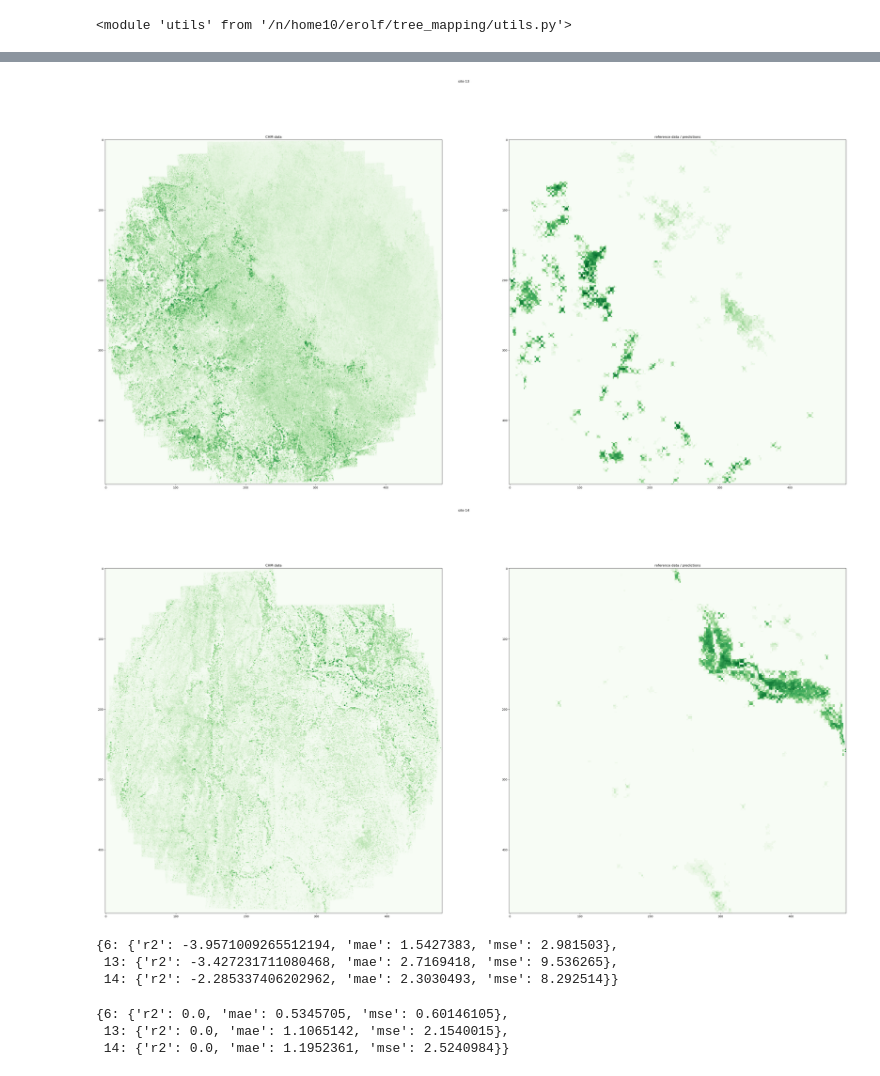
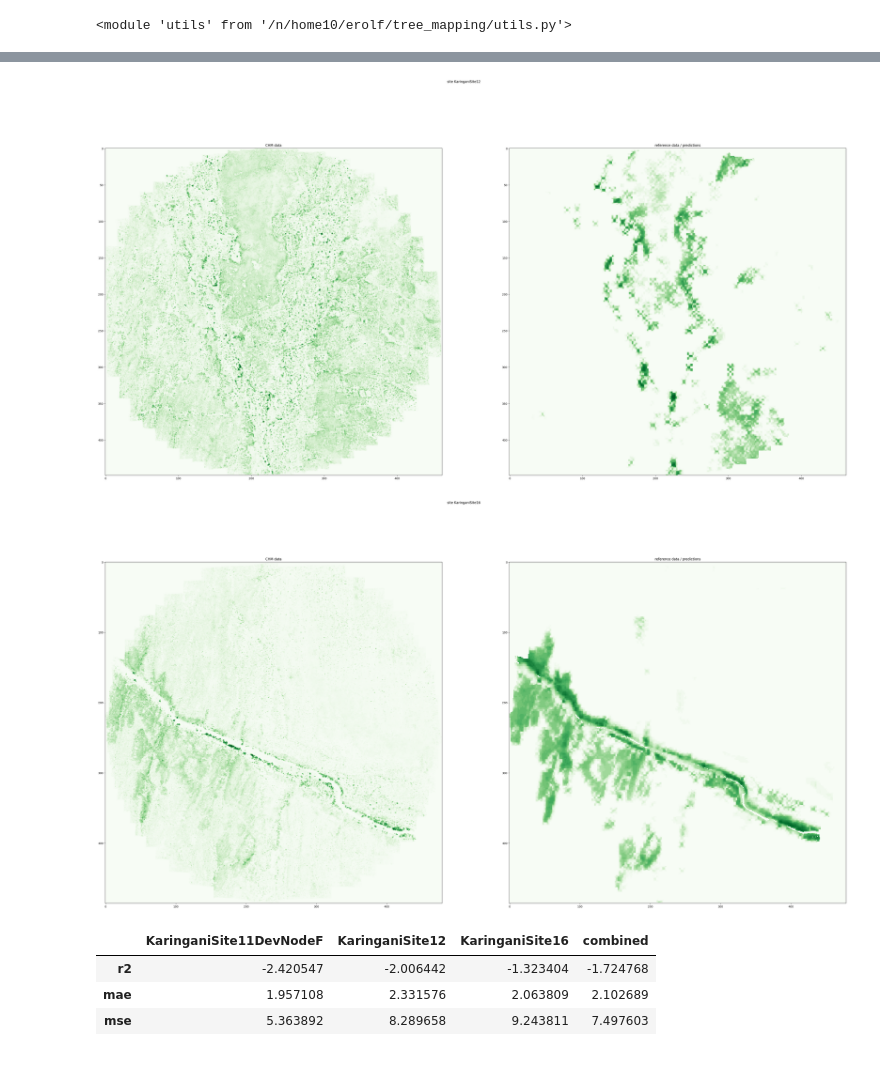
Before and after one commit to estherrolf/tree_mapping, a Jupyter notebook: eval_existing_tch.ipynb, the cells around one changed output, grey strips where cells are left out. Drawn from its saved outputs; the diff is of its cells as text; code cells hidden in the pictures.

Commit message:
fixing up training and eval notebooks

```diff
--- a/eval_existing_tch.ipynb
+++ b/eval_existing_tch.ipynb
@@ -13,7 +13,7 @@ reload(utils)
 <module 'utils' from '/n/home10/erolf/tree_mapping/utils.py'>
 # %%
 def get_site_lidar_tif_fn(eval_site_id,data_dir):
-    site_dir = data_dir + f'/lidar/Karingani_merged_crs_10/site_{eval_site_id}'
+    site_dir = data_dir + f'/lidar/Karingani_merged_crs_10/{eval_site_id}'
     tifs_this_site = [x for x in os.listdir(site_dir) if x.endswith('.tif')]
 
     assert len(tifs_this_site) == 1
@@ -31,8 +31,8 @@ def match_map_to_labels(eval_site_id,
         eth_map_fn = data_dir + '/raw/global_tch_maps/ETH_GlobalCanopyHeight_10m_2020_S27E030_Map.tif'
 
 
-    out_dir = data_dir + '/output' + '/{compare_identifier}_map'
-    out_fn = os.path.join(out_dir, f'site_{eval_site_id}_{compare_identifier}_map.tif')
+    out_dir = data_dir + '/output' + f'/{compare_identifier}_map'
+    out_fn = os.path.join(out_dir, f'{eval_site_id}_{compare_identifier}_map.tif')
     if not os.path.exists(out_dir):
         os.mkdir(out_dir)
 
@@ -42,6 +42,7 @@ def match_map_to_labels(eval_site_id,
     utils.match_input_to_target_tif(input_fn = eth_map_fn,
                                     output_fn = out_fn,
                                     target_fn = target_fn)
+    print(out_fn)
 
     return out_fn
 
@@ -82,7 +83,8 @@ def plot_aligned_data(labels, preds, vis=None,
 eval_site_id = 13
 compare_identifier = 'eth'
 
-def eval_tif_at_cite(eval_site_id, compare_identifier, data_dir ='data', plot=True):
+def eval_tif_at_cite(eval_site_id, compare_identifier, data_dir ='data', plot=True, return_data=False):
+
     cropped_map_fn = match_map_to_labels(eval_site_id = eval_site_id,
                                          compare_identifier = compare_identifier)
 
@@ -91,11 +93,12 @@ def eval_tif_at_cite(eval_site_id, compare_identifier, data_dir ='data', plot=Tr
         nodata_val = f.nodata
 
     if (cropped_map == nodata_val).all():
-        print('reference data all nans - did you check that this matches the extend of the labels?')
+        print('reference data all nans - did you check that this matches the extent of the labels?')
         return {'r2':np.nan, 'mae':np.nan, 'mse':np.nan}
     elif (cropped_map == nodata_val).any():
-        print('reference data contains nans - did you check that this matches the extend of the labels?')
-        return {'r2':np.nan, 'mae':np.nan, 'mse':np.nan}
+        print('reference data contains nans - inputing as 0')
+        cropped_map[cropped_map == nodata_val] = 0
+        #return {'r2':np.nan, 'mae':np.nan, 'mse':np.nan}
 
     labels_fn = get_site_lidar_tif_fn(eval_site_id,data_dir)
 
@@ -108,7 +111,11 @@ def eval_tif_at_cite(eval_site_id, compare_identifier, data_dir ='data', plot=Tr
         plot_aligned_data(labels, cropped_map, vis=None,
                           title=f'site {eval_site_id}')
 
-    return compare_aligned_data(labels, cropped_map)
+    if return_data:
+        return compare_aligned_data(labels, cropped_map), labels, cropped_map
+
+    else:
+        return compare_aligned_data(labels, cropped_map)
 
 def baseline_predict_mean_per_cite(eval_site_id, data_dir ='data'):
     labels_fn = get_site_lidar_tif_fn(eval_site_id,data_dir)
@@ -127,10 +134,14 @@ plt.imshow(full_map[0])
 # %%
-eval_site_ids = [6,13,14]
-
+eval_site_ids = ["KaringaniSite11DevNodeF","KaringaniSite12","KaringaniSite16"]
+#eval_site_ids = ["KaringaniSite12"]
 eth_compares = {}
 mean_dummy_compares = {}
-
+labels = {}
+preds = {}
 for eval_site_id in eval_site_ids:
-    eth_compares[eval_site_id] = eval_tif_at_cite(eval_site_id, 'eth')
+    res = eval_tif_at_cite(eval_site_id, 'eth', return_data=True)
+    eth_compares[eval_site_id] = res[0]
+    labels[eval_site_id] = res[1]
+    preds[eval_site_id] = res[2]
     mean_dummy_compares[eval_site_id] = baseline_predict_mean_per_cite(eval_site_id)
 # %% [output]
@@ -150,14 +166,2 @@ saved in data/output/{compare_identifier}_map/site_14_eth_map.tif
-[figure, old version]
+[figure, new version]
-[figure, old version]
+[figure, new version]
-# %%
-eth_compares
-# %% [output]
-{6: {'r2': -3.9571009265512194, 'mae': 1.5427383, 'mse': 2.981503},
- 13: {'r2': -3.427231711080468, 'mae': 2.7169418, 'mse': 9.536265},
- 14: {'r2': -2.285337406202962, 'mae': 2.3030493, 'mse': 8.292514}}
-# %%
-mean_dummy_compares
-# %% [output]
-{6: {'r2': 0.0, 'mae': 0.5345705, 'mse': 0.60146105},
- 13: {'r2': 0.0, 'mae': 1.1065142, 'mse': 2.1540015},
- 14: {'r2': 0.0, 'mae': 1.1952361, 'mse': 2.5240984}}
@@ -163,0 +179,7 @@ mean_dummy_compares
+# %%
+df
+# %% [output]
+|  | KaringaniSite11DevNodeF | KaringaniSite12 | KaringaniSite16 | combined |
+| r2 | -2.420547 | -2.006442 | -1.323404 | -1.724768 |
+| mae | 1.957108 | 2.331576 | 2.063809 | 2.102689 |
+| mse | 5.363892 | 8.289658 | 9.243811 | 7.497603 |
```
Also changed, not shown: parts of 6 cells of this notebook, 1 other file.
